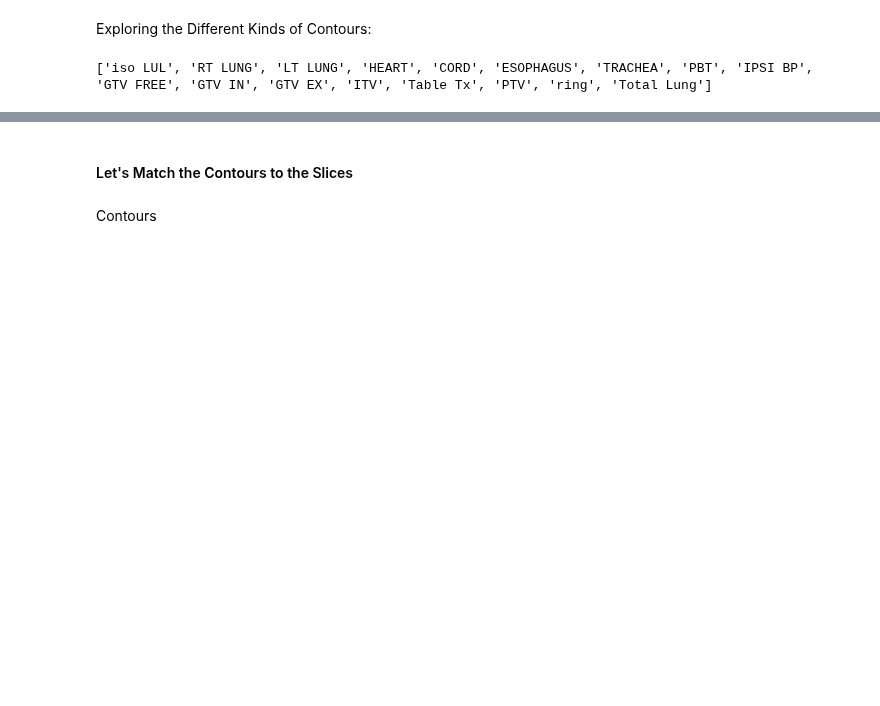
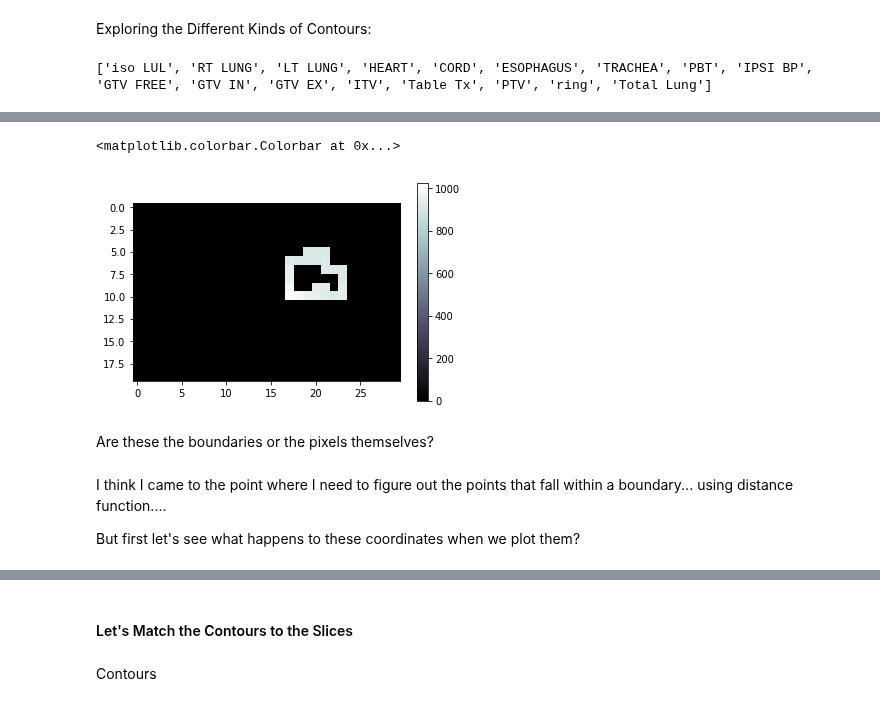
Before and after one commit to sdoken/pydicom_rtstruct_contour_mapping, a Jupyter notebook: may.ipynb, the cells around one changed output, grey strips where cells are left out. Saved outputs shown, nothing was run; the diff lists cells and outputs as text; code cells hidden in the pictures; blank space fills up the shorter version.

```diff
--- a/may.ipynb
+++ b/may.ipynb
@@ -132,0 +349,4 @@ print(roi_names)
+# %%
+y_pixels = []
+for y_coord in all_y_contours:
+    y_pixels.append(round((y_coord - y_start)/gap))
@@ -132,0 +373,2 @@ print(roi_names)
+# %%
+all_pixels = list(zip(x_pixels, y_pixels))
@@ -132,0 +397,3 @@ print(roi_names)
+# %%
+import numpy as np
+test_array = np.zeros([512,512])
@@ -132,0 +424,4 @@ print(roi_names)
+# %%
+np.zeros(5)
+for a_pixel in all_pixels:
+    test_array[a_pixel[0], a_pixel[1]] = pixel_array_of_first_contour[a_pixel[0], a_pixel[1]]
@@ -132,0 +438,11 @@ print(roi_names)
+# %%
+plt.imshow(test_array[260:280, 230:260], cmap=plt.cm.bone)
+# %% [output]
+<matplotlib.colorbar.Colorbar at 0x...>
+[figure, added]
+# %% [markdown]
+Are these the boundaries or the pixels themselves?
+# %% [markdown]
+I think I came to the point where I need to figure out the points that fall within a boundary... using distance function....
+
+But first let's see what happens to these coordinates when we plot them?
```
Also changed, not shown: parts of 70 cells of this notebook.
